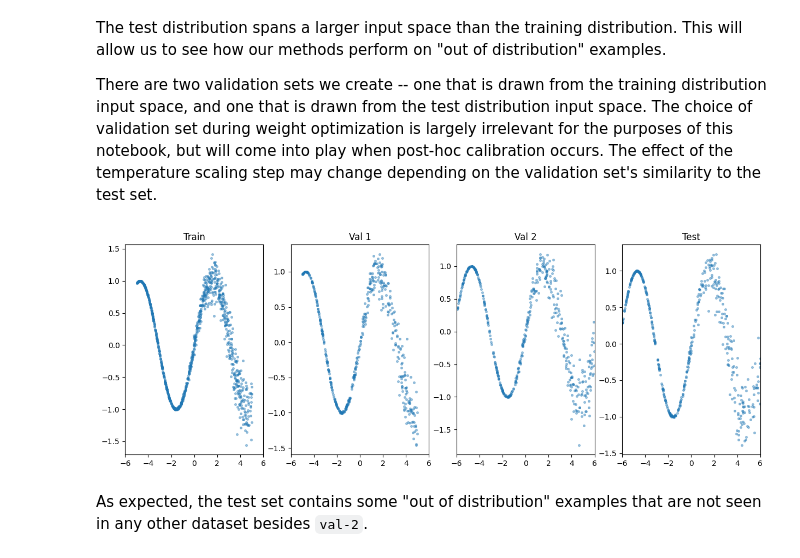
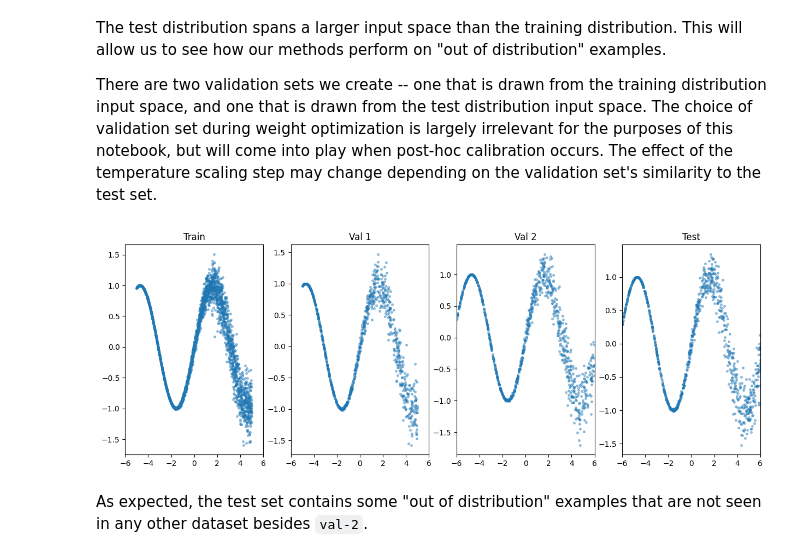
Before and after one commit to porterjenkins/deep_uncertainty, a Jupyter notebook: deep_uncertainty/notebooks/temperature_scaling.ipynb, the cells around one changed output. Saved outputs shown, nothing was run; the diff lists cells and outputs as text; code cells hidden in the pictures.

```diff
--- a/deep_uncertainty/notebooks/temperature_scaling.ipynb
+++ b/deep_uncertainty/notebooks/temperature_scaling.ipynb
@@ -63,36 +64,36 @@ The test distribution spans a larger input space than the training distribution.
 
 There are two validation sets we create -- one that is drawn from the training distribution input space, and one that is drawn from the test distribution input space. The choice of validation set during weight optimization is largely irrelevant for the purposes of this notebook, but will come into play when post-hoc calibration occurs. The effect of the temperature scaling step may change depending on the validation set's similarity to the test set.
 # %%
-train_x, train_y = generate_gaussian_data(1000, x_min=-5, x_max=5)
-val_1_x, val_1_y = generate_gaussian_data(500, x_min=-5, x_max=5)
-val_2_x, val_2_y = generate_gaussian_data(500, x_min=-6, x_max=6)
-test_x, test_y = generate_gaussian_data(500, x_min=-6, x_max=6)
+train_x, train_y = generate_gaussian_data(3000, x_min=-5, x_max=5)
+val_1_x, val_1_y = generate_gaussian_data(1000, x_min=-5, x_max=5)
+val_2_x, val_2_y = generate_gaussian_data(1000, x_min=-6, x_max=6)
+test_x, test_y = generate_gaussian_data(1000, x_min=-6, x_max=6)
 
 # Sort test and val sets by the x input (needed for proper mean calibration calculation and confidence interval plotting).
 test_order = np.argsort(test_x)
 val_1_order = np.argsort(val_1_x)
 val_2_order = np.argsort(val_2_x)
 test_x, test_y = test_x[test_order], test_y[test_order]
 val_1_x, val_1_y = val_1_x[val_1_order], val_1_y[val_1_order]
 val_2_x, val_2_y = val_2_x[val_2_order], val_2_y[val_2_order]
 
 fig, axs = plt.subplots(1, 4, figsize=(15, 5))
 axs[0].set_title("Train")
 axs[0].scatter(train_x, train_y, alpha=0.4, s=7)
 
 axs[1].set_title("Val 1")
 axs[1].scatter(val_1_x, val_1_y, alpha=0.4, s=7)
 
 axs[2].set_title("Val 2")
 axs[2].scatter(val_2_x, val_2_y, alpha=0.4, s=7)
 
 axs[3].set_title("Test")
 axs[3].scatter(test_x, test_y, alpha=0.4, s=7)
 
 [ax.set_xlim(-6, 6) for ax in axs]
 plt.show()
 # %% [output]
-[figure, old version]
+[figure, new version]
 # %% [markdown]
 As expected, the test set contains some "out of distribution" examples that are not seen in any other dataset besides `val-2`.
 # %%
```
Also changed, not shown: parts of 31 cells of this notebook, 1 other file.
